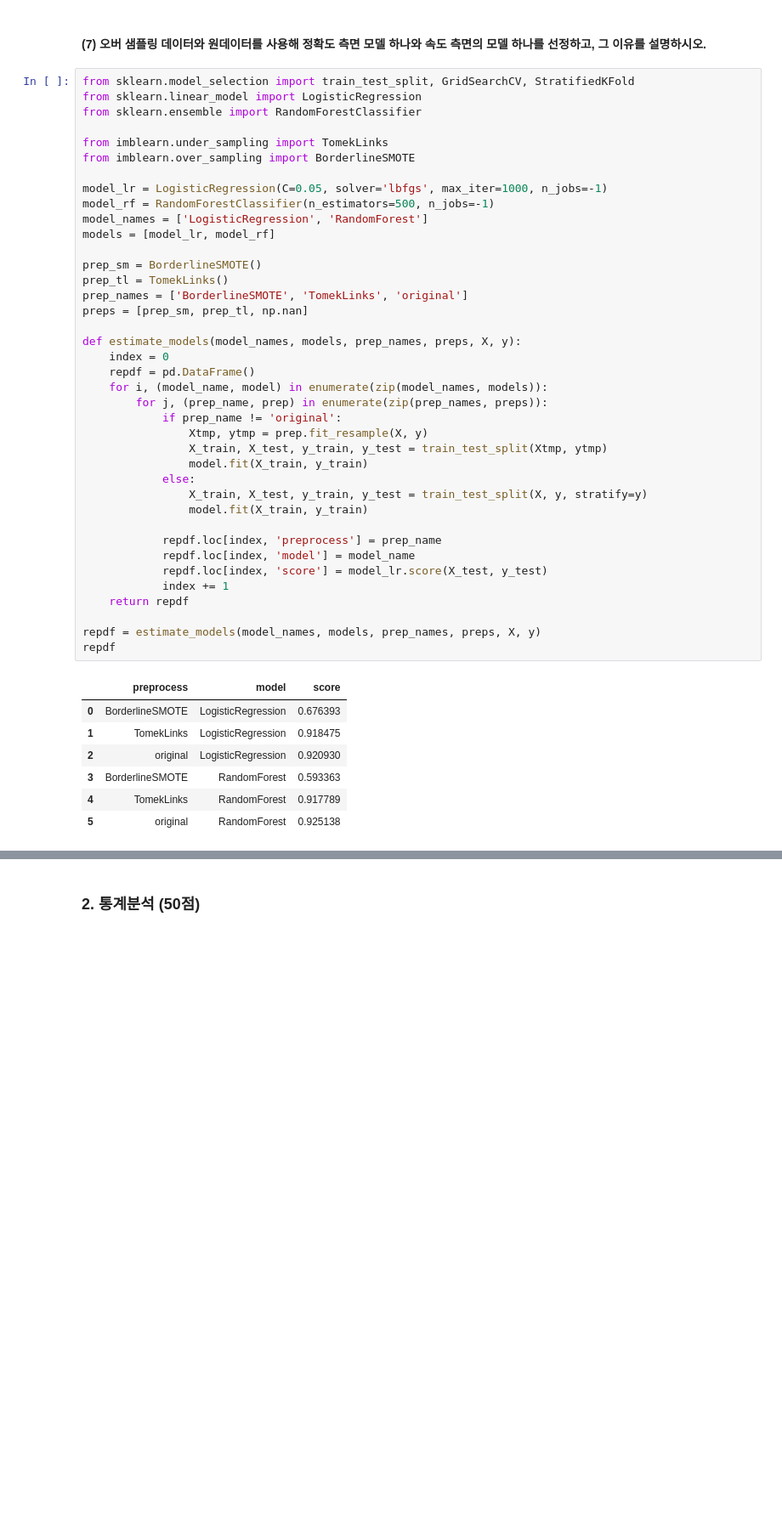
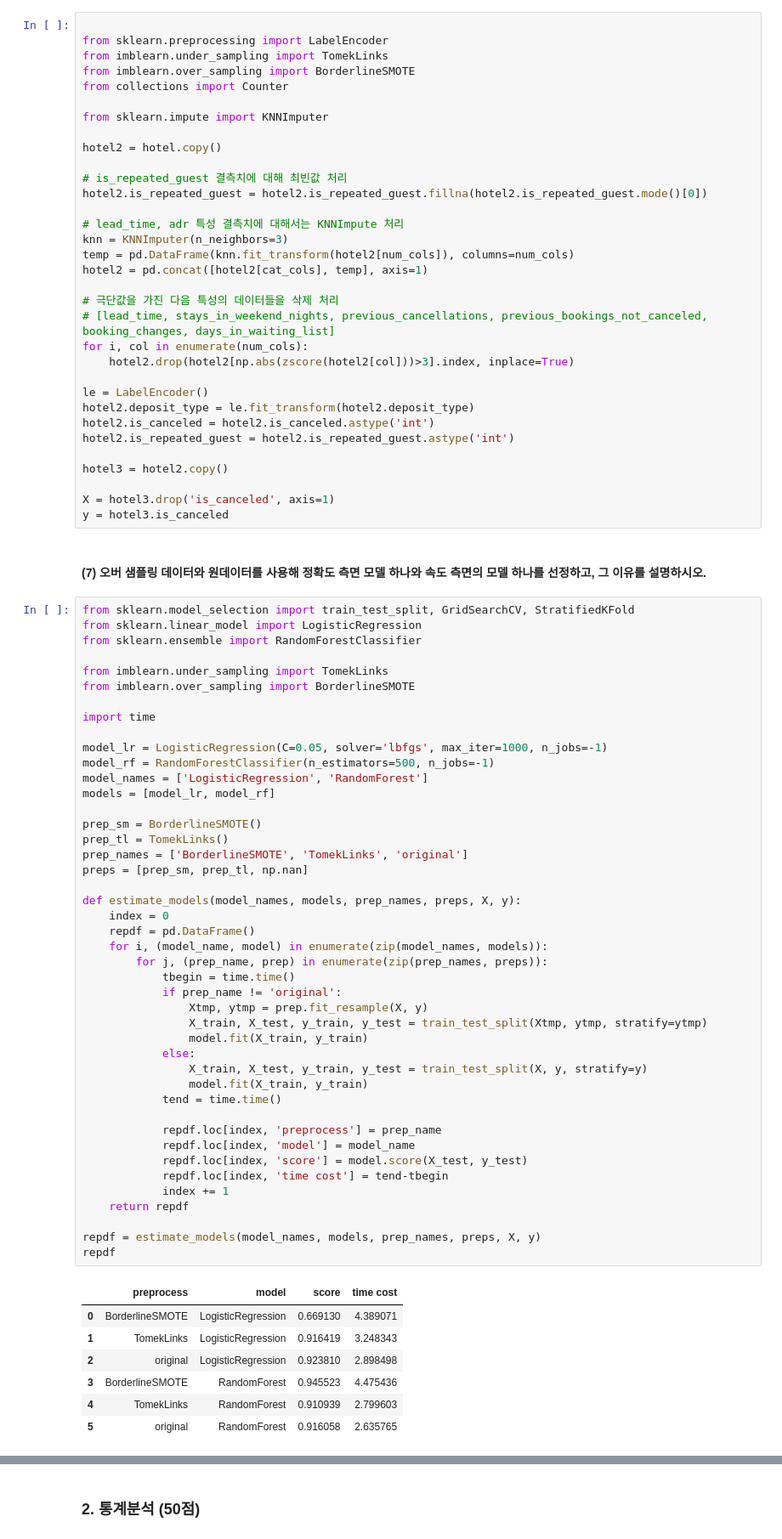
Before and after one commit to blueage98/adp_work, a Jupyter notebook: ADP-실기-DESSA/최신 기출동형 모의고사/3회_머신러닝&통계분석 - 연습.ipynb, the cells around one changed output, grey strips where cells are left out. Shown at 85% size. Cells and saved outputs as stored; diff of their text form; blank space fills up the shorter version.

```diff
--- a/ADP-실기-DESSA/최신 기출동형 모의고사/3회_머신러닝&통계분석 - 연습.ipynb
+++ b/ADP-실기-DESSA/최신 기출동형 모의고사/3회_머신러닝&통계분석 - 연습.ipynb
@@ -200,3 +178,36 @@ y = hotel3.is_canceled
+# %%
+
+from sklearn.preprocessing import LabelEncoder
+from imblearn.under_sampling import TomekLinks
+from imblearn.over_sampling import BorderlineSMOTE
+from collections import Counter
+
+from sklearn.impute import KNNImputer
+
+hotel2 = hotel.copy()
+
+# is_repeated_guest 결측치에 대해 최빈값 처리
+hotel2.is_repeated_guest = hotel2.is_repeated_guest.fillna(hotel2.is_repeated_guest.mode()[0])
+
+# lead_time, adr 특성 결측치에 대해서는 KNNImpute 처리
+knn = KNNImputer(n_neighbors=3)
+temp = pd.DataFrame(knn.fit_transform(hotel2[num_cols]), columns=num_cols)
+hotel2 = pd.concat([hotel2[cat_cols], temp], axis=1)
+
+# 극단값을 가진 다음 특성의 데이터들을 삭제 처리
+# [lead_time, stays_in_weekend_nights, previous_cancellations, previous_bookings_not_canceled, booking_changes, days_in_waiting_list]
+for i, col in enumerate(num_cols):
+    hotel2.drop(hotel2[np.abs(zscore(hotel2[col]))>3].index, inplace=True)
+
+le = LabelEncoder()
+hotel2.deposit_type = le.fit_transform(hotel2.deposit_type)
+hotel2.is_canceled = hotel2.is_canceled.astype('int')
+hotel2.is_repeated_guest = hotel2.is_repeated_guest.astype('int')
+
+hotel3 = hotel2.copy()
+
+X = hotel3.drop('is_canceled', axis=1)
+y = hotel3.is_canceled
 # %% [markdown]
 #### (7) 오버 샘플링 데이터와 원데이터를 사용해 정확도 측면 모델 하나와 속도 측면의 모델 하나를 선정하고, 그 이유를 설명하시오.
 # %%
@@ -206,43 +217,48 @@ from sklearn.ensemble import RandomForestClassifier
 
 from imblearn.under_sampling import TomekLinks
 from imblearn.over_sampling import BorderlineSMOTE
+
+import time
 
 model_lr = LogisticRegression(C=0.05, solver='lbfgs', max_iter=1000, n_jobs=-1)
 model_rf = RandomForestClassifier(n_estimators=500, n_jobs=-1)
 model_names = ['LogisticRegression', 'RandomForest']
 models = [model_lr, model_rf]
 
 prep_sm = BorderlineSMOTE()
 prep_tl = TomekLinks()
 prep_names = ['BorderlineSMOTE', 'TomekLinks', 'original']
 preps = [prep_sm, prep_tl, np.nan]
 
 def estimate_models(model_names, models, prep_names, preps, X, y):
     index = 0
     repdf = pd.DataFrame()
     for i, (model_name, model) in enumerate(zip(model_names, models)):
         for j, (prep_name, prep) in enumerate(zip(prep_names, preps)):
+            tbegin = time.time()
             if prep_name != 'original':
                 Xtmp, ytmp = prep.fit_resample(X, y)
-                X_train, X_test, y_train, y_test = train_test_split(Xtmp, ytmp)
+                X_train, X_test, y_train, y_test = train_test_split(Xtmp, ytmp, stratify=ytmp)
                 model.fit(X_train, y_train)
             else:
                 X_train, X_test, y_train, y_test = train_test_split(X, y, stratify=y)
                 model.fit(X_train, y_train)
+            tend = time.time()
 
             repdf.loc[index, 'preprocess'] = prep_name
             repdf.loc[index, 'model'] = model_name
-            repdf.loc[index, 'score'] = model_lr.score(X_test, y_test)
+            repdf.loc[index, 'score'] = model.score(X_test, y_test)
+            repdf.loc[index, 'time cost'] = tend-tbegin
             index += 1
     return repdf
 
 repdf = estimate_models(model_names, models, prep_names, preps, X, y)
 repdf
 # %% [output]
-|  | preprocess | model | score |
-| 0 | BorderlineSMOTE | LogisticRegression | 0.676393 |
-| 1 | TomekLinks | LogisticRegression | 0.918475 |
-| 2 | original | LogisticRegression | 0.920930 |
-| 3 | BorderlineSMOTE | RandomForest | 0.593363 |
-| 4 | TomekLinks | RandomForest | 0.917789 |
-| 5 | original | RandomForest | 0.925138 |
+|  | preprocess | model | score | time cost |
+| 0 | BorderlineSMOTE | LogisticRegression | 0.669130 | 4.389071 |
+| 1 | TomekLinks | LogisticRegression | 0.916419 | 3.248343 |
+| 2 | original | LogisticRegression | 0.923810 | 2.898498 |
+| 3 | BorderlineSMOTE | RandomForest | 0.945523 | 4.475436 |
+| 4 | TomekLinks | RandomForest | 0.910939 | 2.799603 |
+| 5 | original | RandomForest | 0.916058 | 2.635765 |
```
Also changed, not shown: parts of 8 cells of this notebook, 8 other files.
